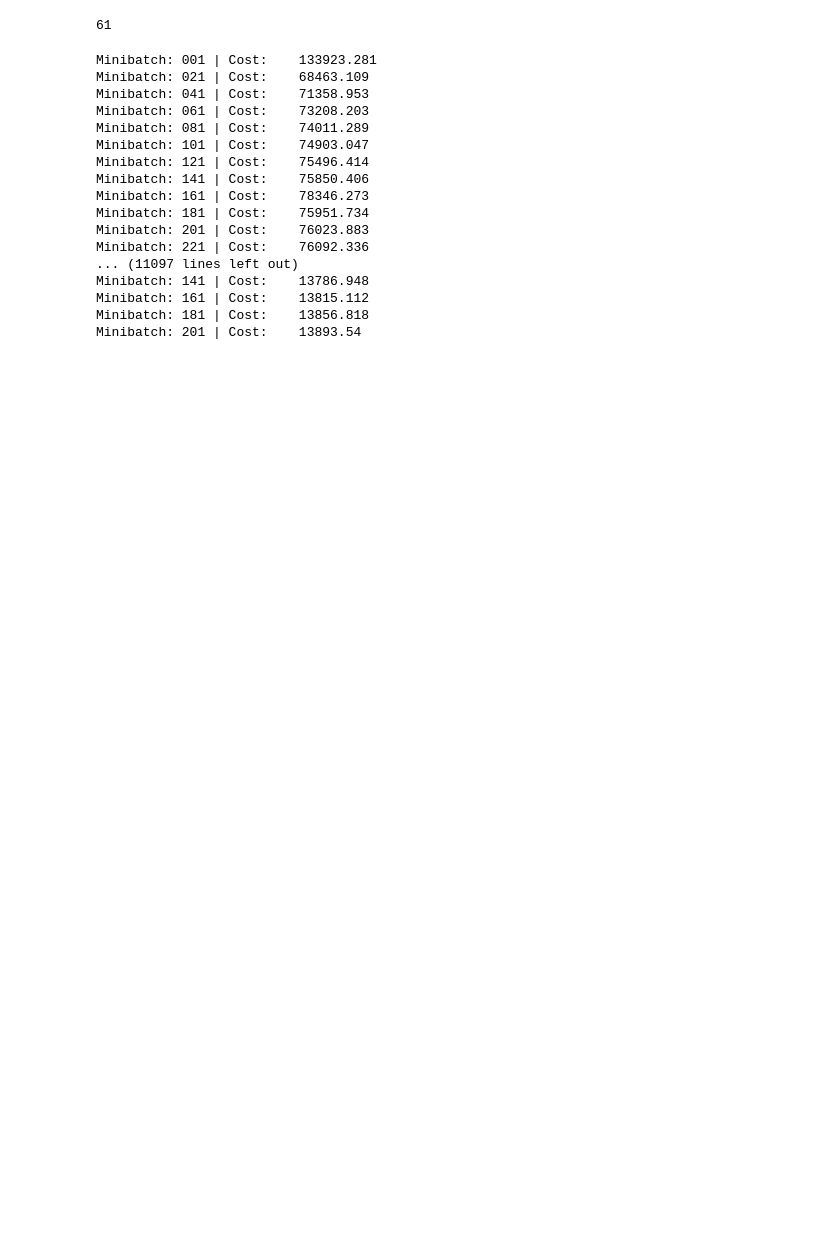
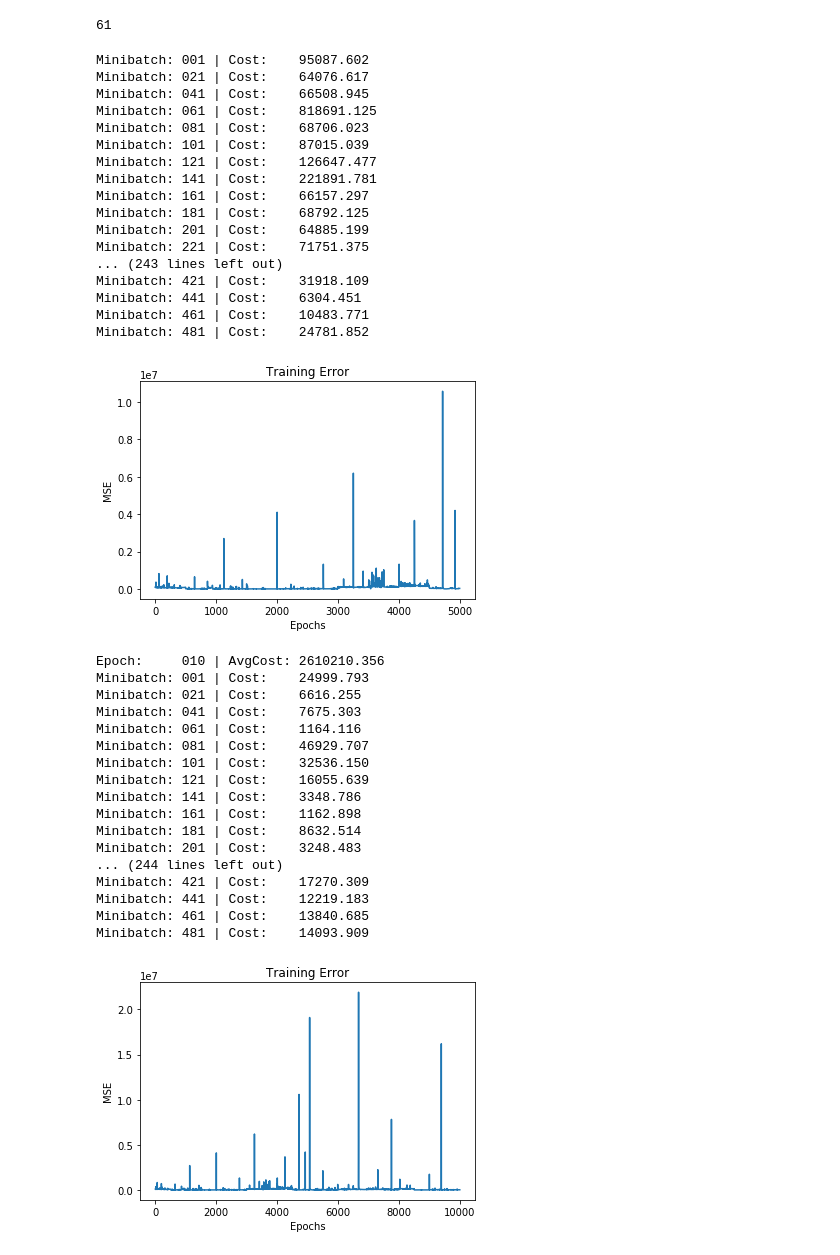
Before and after one commit to chennakeshava1998/expt, a Jupyter notebook: backup/ae-basic-Copy1.ipynb, the cells around one changed output. Cells and saved outputs as stored; diff of their text form; code cells hidden in the pictures; blank space fills up the shorter version.

```diff
--- a/backup/ae-basic-Copy1.ipynb
+++ b/backup/ae-basic-Copy1.ipynb
@@ -6,6 +6,13 @@ import numpy as np
 
 import matplotlib.pyplot as plt
 %matplotlib inline
+# %%
+def get_diagram(cost_history, steps):
+    plt.plot(np.arange(steps), cost_history)
+    plt.xlabel('Epochs')
+    plt.ylabel('MSE')
+    plt.title('Training Error')
+    plt.show()
 # %%
 import tensorflow as tf
 from tensorflow.examples.tutorials.mnist import input_data
@@ -147,48 +191,73 @@ import numpy as np
 ##########################
 
 with tf.Session(graph=g) as sess:
     sess.run(tf.global_variables_initializer())
     cost_history = []
+    steps = 0
 
     np.random.seed(random_seed) # random seed for mnist iterator
     for epoch in range(training_epochs):
         avg_cost = 0.
 #         total_batch = mnist.train.num_examples // batch_size
         total_batch = 500
         batch_x = toy_data_generator.create_dataset(1)
 
         for i in range(total_batch):
 
+
             for z in range(len(batch_x)):
                 _, c = sess.run(['train', 'cost:0'],
                                 feed_dict={'input:0': np.reshape(batch_x[z][0], (-1, 5))})
                 avg_cost += c
 
-            cost_history.append(avg_cost)
+            cost_history.append(c)
+            steps+=1
 
 
             if not i % print_interval:
                 print("Minibatch: %03d | Cost:    %.3f" % (i + 1, c))
 
+            if not steps % 5000:
+                get_diagram(cost_history, steps)
+
 
         print("Epoch:     %03d | AvgCost: %.3f" % (epoch + 1, avg_cost / (i + 1)))
 
     saver.save(sess, save_path='./autoencoder.ckpt')
 # %% [output]
-Minibatch: 001 | Cost:    133923.281
-Minibatch: 021 | Cost:    68463.109
-Minibatch: 041 | Cost:    71358.953
-Minibatch: 061 | Cost:    73208.203
-Minibatch: 081 | Cost:    74011.289
-Minibatch: 101 | Cost:    74903.047
-Minibatch: 121 | Cost:    75496.414
-Minibatch: 141 | Cost:    75850.406
-Minibatch: 161 | Cost:    78346.273
-Minibatch: 181 | Cost:    75951.734
-Minibatch: 201 | Cost:    76023.883
-Minibatch: 221 | Cost:    76092.336
-... (11097 lines left out)
-Minibatch: 141 | Cost:    13786.948
-Minibatch: 161 | Cost:    13815.112
-Minibatch: 181 | Cost:    13856.818
-Minibatch: 201 | Cost:    13893.54
+Minibatch: 001 | Cost:    95087.602
+Minibatch: 021 | Cost:    64076.617
+Minibatch: 041 | Cost:    66508.945
+Minibatch: 061 | Cost:    818691.125
+Minibatch: 081 | Cost:    68706.023
+Minibatch: 101 | Cost:    87015.039
+Minibatch: 121 | Cost:    126647.477
+Minibatch: 141 | Cost:    221891.781
+Minibatch: 161 | Cost:    66157.297
+Minibatch: 181 | Cost:    68792.125
+Minibatch: 201 | Cost:    64885.199
+Minibatch: 221 | Cost:    71751.375
+... (243 lines left out)
+Minibatch: 421 | Cost:    31918.109
+Minibatch: 441 | Cost:    6304.451
+Minibatch: 461 | Cost:    10483.771
+Minibatch: 481 | Cost:    24781.852
+[figure, added]
+Epoch:     010 | AvgCost: 2610210.356
+Minibatch: 001 | Cost:    24999.793
+Minibatch: 021 | Cost:    6616.255
+Minibatch: 041 | Cost:    7675.303
+Minibatch: 061 | Cost:    1164.116
+Minibatch: 081 | Cost:    46929.707
+Minibatch: 101 | Cost:    32536.150
+Minibatch: 121 | Cost:    16055.639
+Minibatch: 141 | Cost:    3348.786
+Minibatch: 161 | Cost:    1162.898
+Minibatch: 181 | Cost:    8632.514
+Minibatch: 201 | Cost:    3248.483
+... (244 lines left out)
+Minibatch: 421 | Cost:    17270.309
+Minibatch: 441 | Cost:    12219.183
+Minibatch: 461 | Cost:    13840.685
+Minibatch: 481 | Cost:    14093.909
+[figure, added]
```
Also changed, not shown: parts of 7 cells of this notebook, 12 other files.
